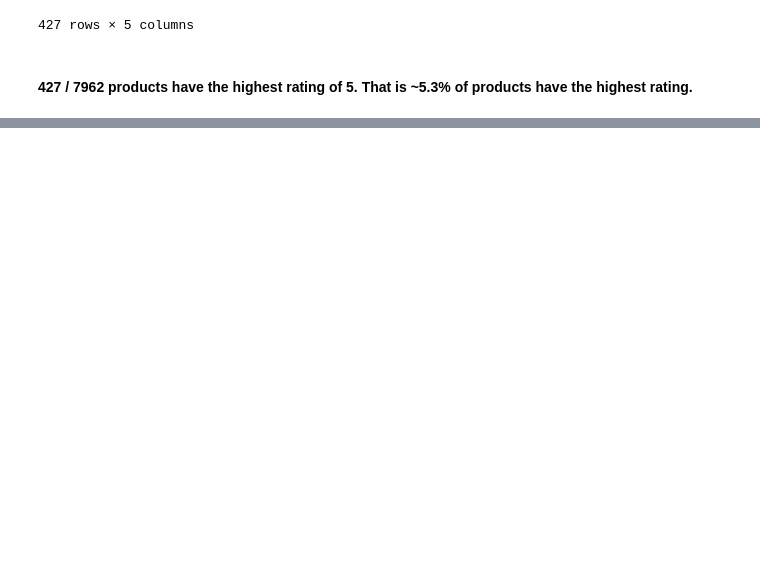
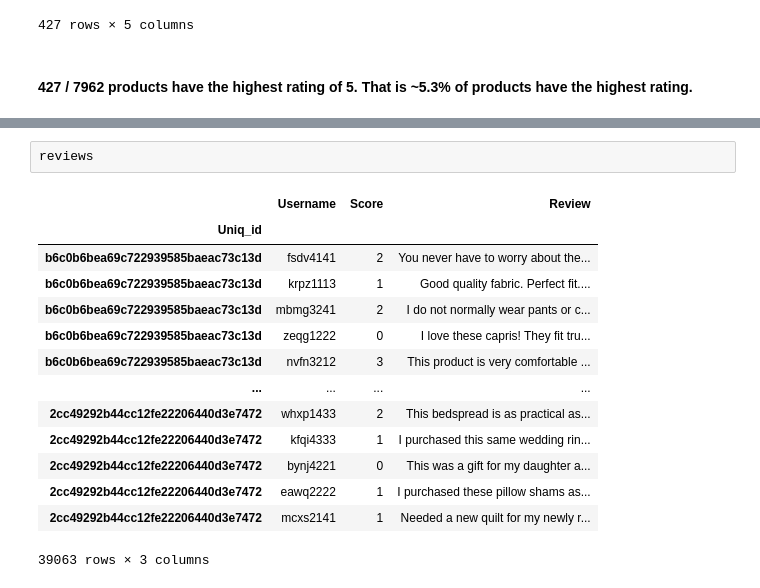
Before and after one commit to Kirera-Wainaina/data-manipulation-class-assignment, a Jupyter notebook: 3367315_BD2.ipynb, the cells around one changed output, grey strips where cells are left out. Saved outputs shown, nothing was run; the diff lists cells and outputs as text; blank space fills up the shorter version.

```diff
--- a/3367315_BD2.ipynb
+++ b/3367315_BD2.ipynb
@@ -578,0 +638,17 @@ products.query('Av_Score >= @highest_rating')
+# %%
+reviews
+# %% [output]
+|  | Username | Score | Review |
+| Uniq_id |  |  |  |
+| b6c0b6bea69c722939585baeac73c13d | fsdv4141 | 2 | You never have to worry about the... |
+| b6c0b6bea69c722939585baeac73c13d | krpz1113 | 1 | Good quality fabric. Perfect fit.... |
+| b6c0b6bea69c722939585baeac73c13d | mbmg3241 | 2 | I do not normally wear pants or c... |
+| b6c0b6bea69c722939585baeac73c13d | zeqg1222 | 0 | I love these capris! They fit tru... |
+| b6c0b6bea69c722939585baeac73c13d | nvfn3212 | 3 | This product is very comfortable ... |
+| ... | ... | ... | ... |
+| 2cc49292b44cc12fe22206440d3e7472 | whxp1433 | 2 | This bedspread is as practical as... |
+| 2cc49292b44cc12fe22206440d3e7472 | kfqi4333 | 1 | I purchased this same wedding rin... |
+| 2cc49292b44cc12fe22206440d3e7472 | bynj4221 | 0 | This was a gift for my daughter a... |
+| 2cc49292b44cc12fe22206440d3e7472 | eawq2222 | 1 | I purchased these pillow shams as... |
+| 2cc49292b44cc12fe22206440d3e7472 | mcxs2141 | 1 | Needed a new quilt for my newly r... |
+39063 rows × 3 columns
```
Also changed, not shown: parts of 18 cells of this notebook.
